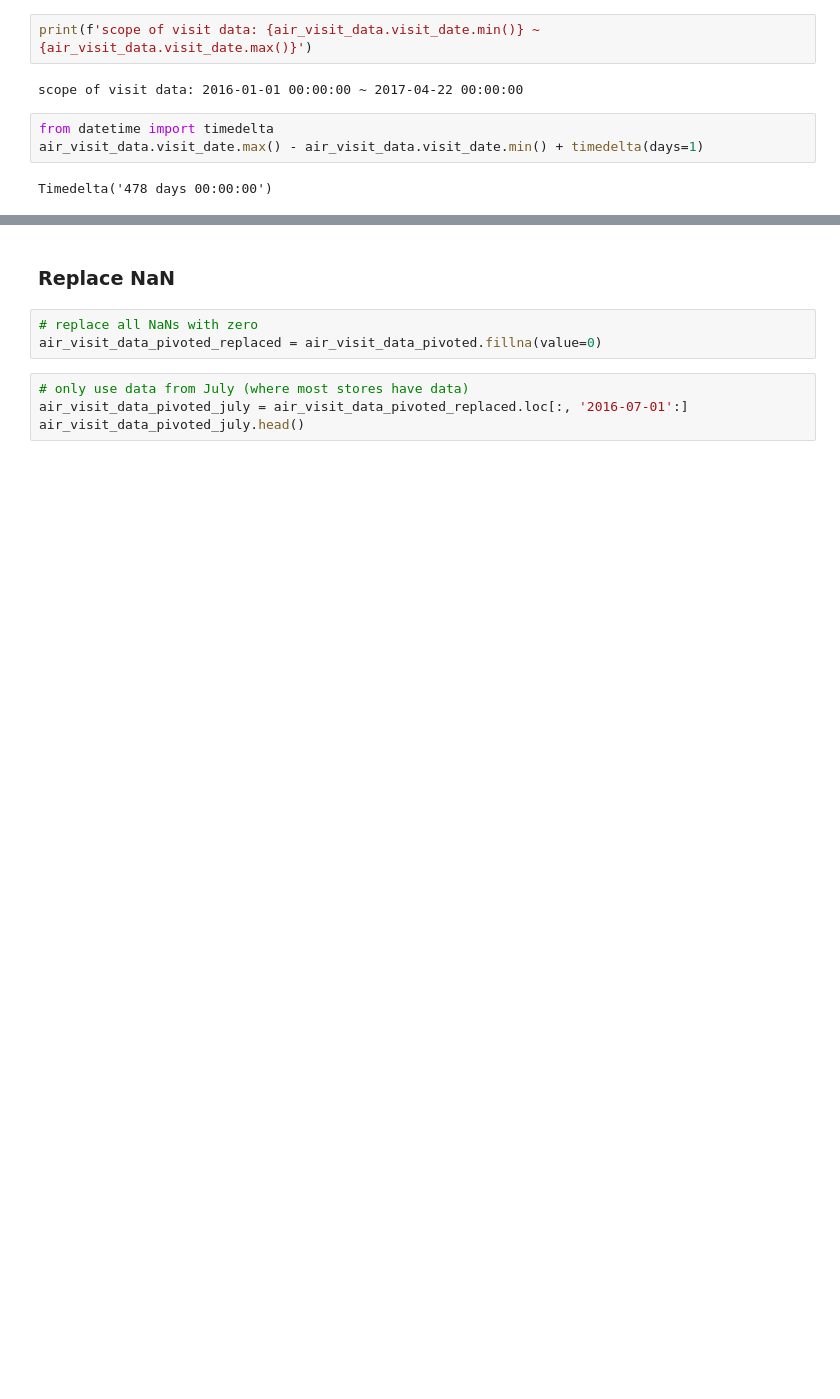
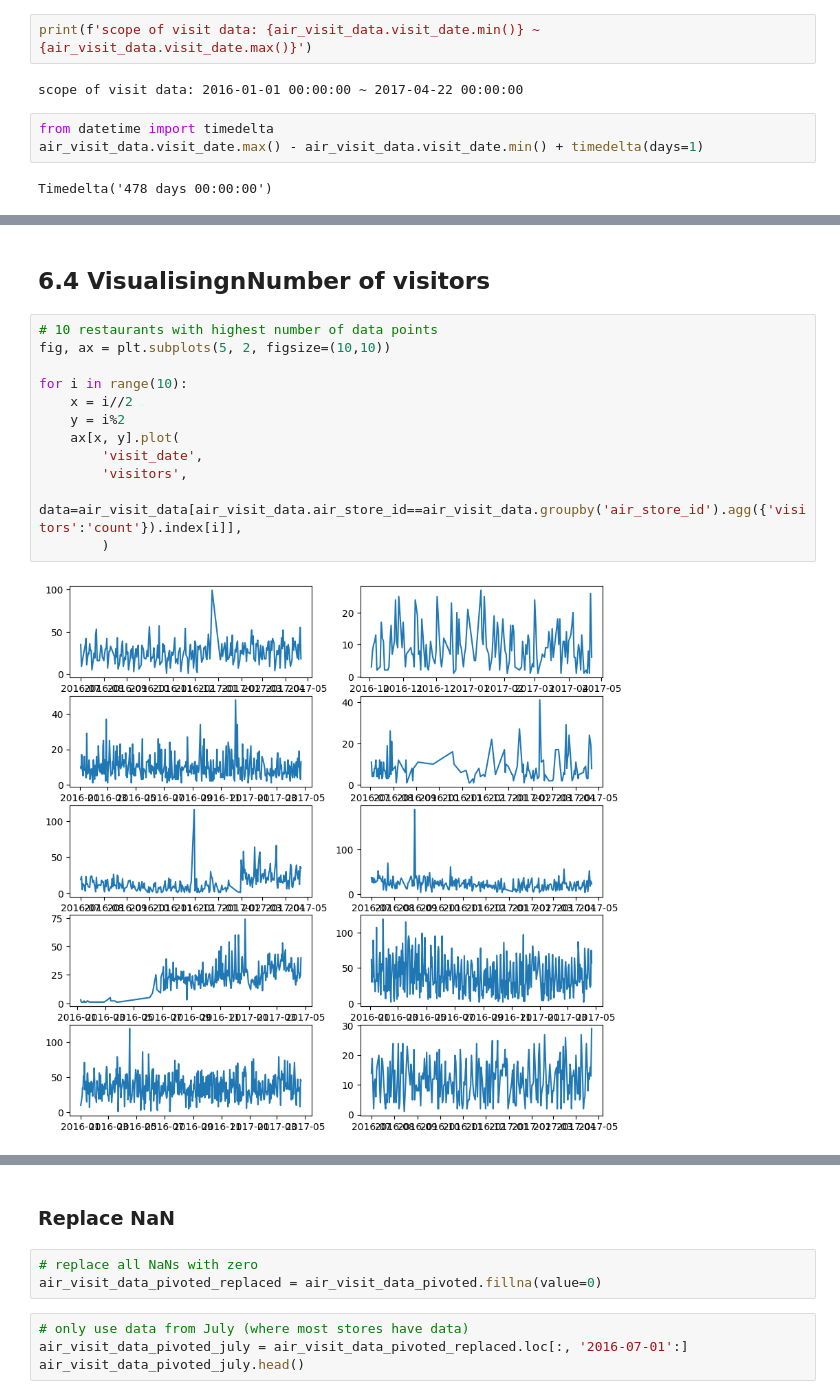
Before and after one commit to saoriyosano/recruit-restaurant-visitor-forecasting, a Jupyter notebook: eda.ipynb, the cells around one changed output, grey strips where cells are left out. Cells and saved outputs as stored; diff of their text form; blank space fills up the shorter version.

```diff
--- a/eda.ipynb
+++ b/eda.ipynb
@@ -204,0 +235,16 @@ Name: count, dtype: int64
+# %% [markdown]
+## 6.4 VisualisingnNumber of visitors
+# %%
+# 10 restaurants with highest number of data points
+fig, ax = plt.subplots(5, 2, figsize=(10,10))
+
+for i in range(10):
+    x = i//2
+    y = i%2
+    ax[x, y].plot(
+        'visit_date',
+        'visitors',
+        data=air_visit_data[air_visit_data.air_store_id==air_visit_data.groupby('air_store_id').agg({'visitors':'count'}).index[i]],
+        )
+# %% [output]
+[figure, added]
```
Also changed, not shown: parts of 44 cells of this notebook.
